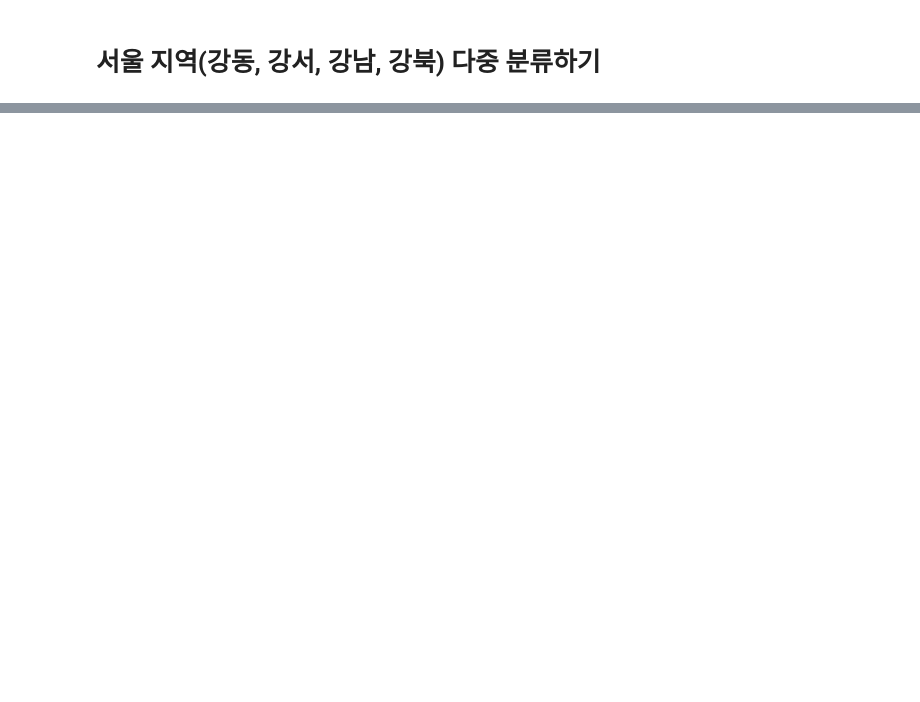
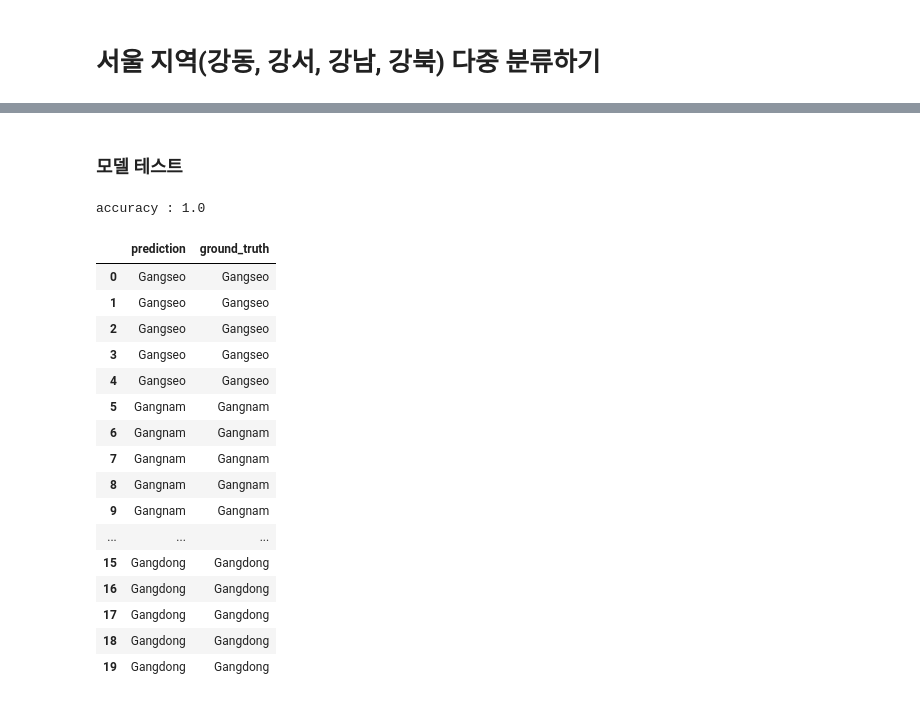
Before and after one commit to Jio-Kim/ML-DL, a Jupyter notebook: Decision_Tree.ipynb, the cells around one changed output, grey strips where cells are left out. Cells and saved outputs as stored; diff of their text form; code cells hidden in the pictures; blank space fills up the shorter version.

```diff
--- a/Decision_Tree.ipynb
+++ b/Decision_Tree.ipynb
@@ -33,0 +248,31 @@ train_df = train_df[['district', 'longitude', 'latitude', 'label']]
+# %% [markdown]
+### 모델 테스트
+# %%
+from sklearn.metrics import accuracy_score
+pred = clf.predict(X_test)
+# %%
+print("accuracy : " + str(accuracy_score(y_test.values.ravel(), le.classes_[pred])) )
+# %% [output]
+accuracy : 1.0
+# %%
+comparison = pd.DataFrame({'prediction' : le.classes_[pred],
+                           'ground_truth' : y_test.values.ravel()})
+comparison
+# %% [output]
+|  | prediction | ground_truth |
+| 0 | Gangseo | Gangseo |
+| 1 | Gangseo | Gangseo |
+| 2 | Gangseo | Gangseo |
+| 3 | Gangseo | Gangseo |
+| 4 | Gangseo | Gangseo |
+| 5 | Gangnam | Gangnam |
+| 6 | Gangnam | Gangnam |
+| 7 | Gangnam | Gangnam |
+| 8 | Gangnam | Gangnam |
+| 9 | Gangnam | Gangnam |
+| ... | ... | ... |
+| 15 | Gangdong | Gangdong |
+| 16 | Gangdong | Gangdong |
+| 17 | Gangdong | Gangdong |
+| 18 | Gangdong | Gangdong |
+| 19 | Gangdong | Gangdong |
```
Also changed, not shown: parts of 23 cells of this notebook.
